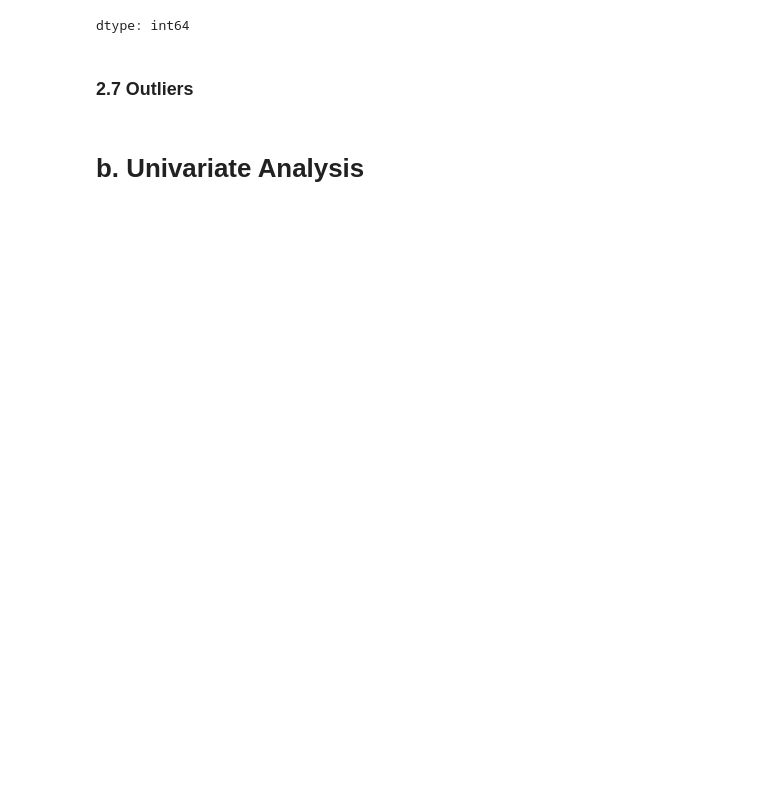
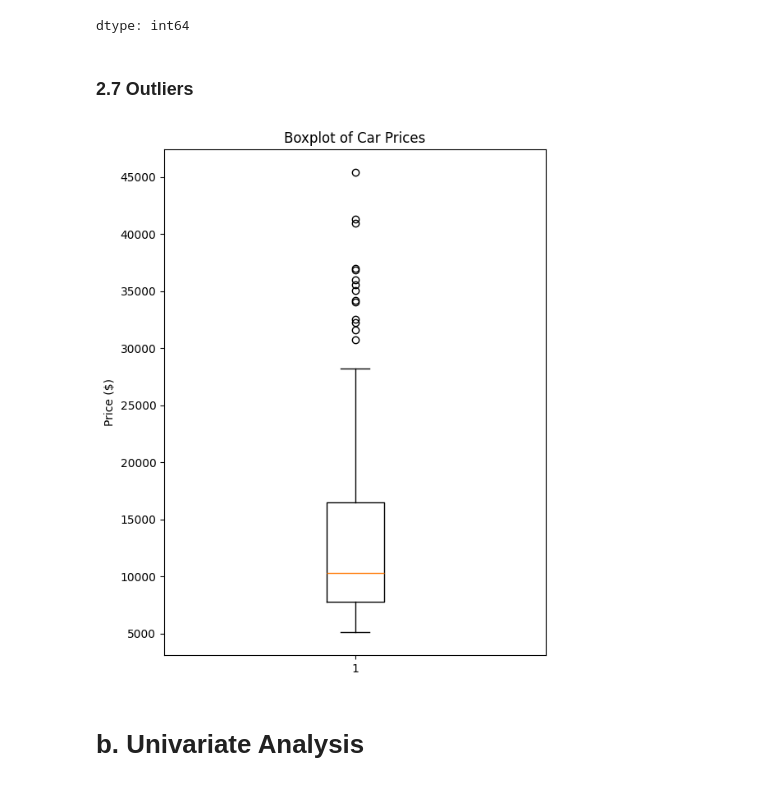
Before and after one commit to stacykeago/analytics-now, a Jupyter notebook: FDA_assignment.ipynb, the cells around one changed output. Saved outputs shown, nothing was run; the diff lists cells and outputs as text; code cells hidden in the pictures; blank space fills up the shorter version.

```diff
--- a/FDA_assignment.ipynb
+++ b/FDA_assignment.ipynb
@@ -183,5 +202,22 @@ auto.nunique()
 dtype: int64
 # %% [markdown]
 ### 2.7 Outliers
+# %%
+import matplotlib.pyplot as plt
+
+# 1. Convert price to numeric so matplotlib can actually plot it
+auto['price'] = pd.to_numeric(auto['price'], errors='coerce')
+
+# 2. Drop rows with missing prices so the boxplot doesn't break
+clean_prices = auto['price'].dropna()
+
+# 3. Create the boxplot
+plt.figure(figsize=(6, 8))
+plt.boxplot(clean_prices)
+plt.title('Boxplot of Car Prices')
+plt.ylabel('Price ($)')
+plt.show()
+# %% [output]
+[figure, added]
 # %% [markdown]
 # b. Univariate Analysis
```
Also changed, not shown: parts of 19 cells of this notebook.
